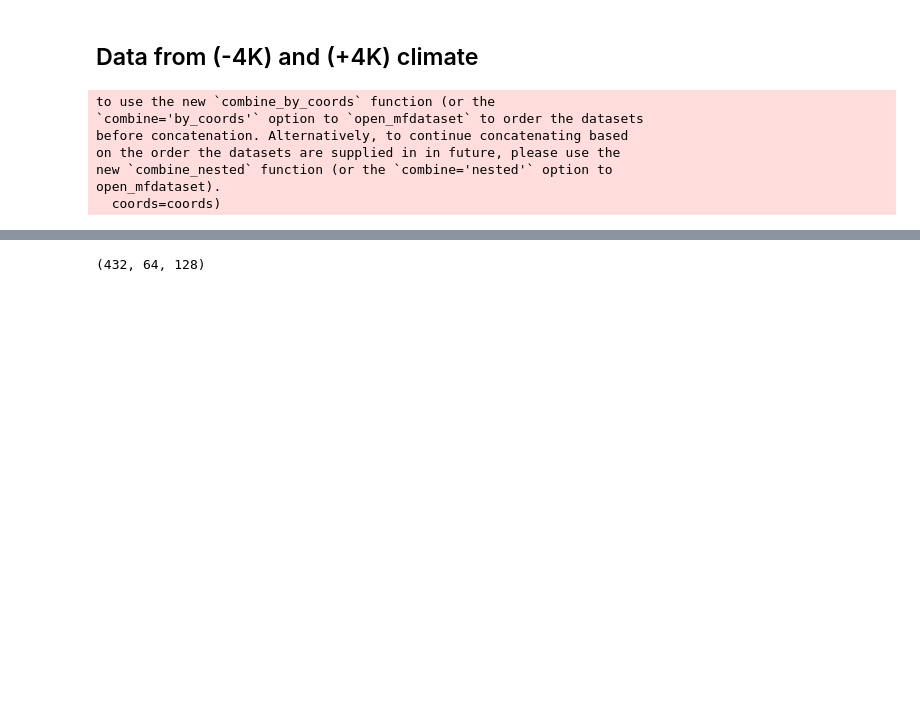
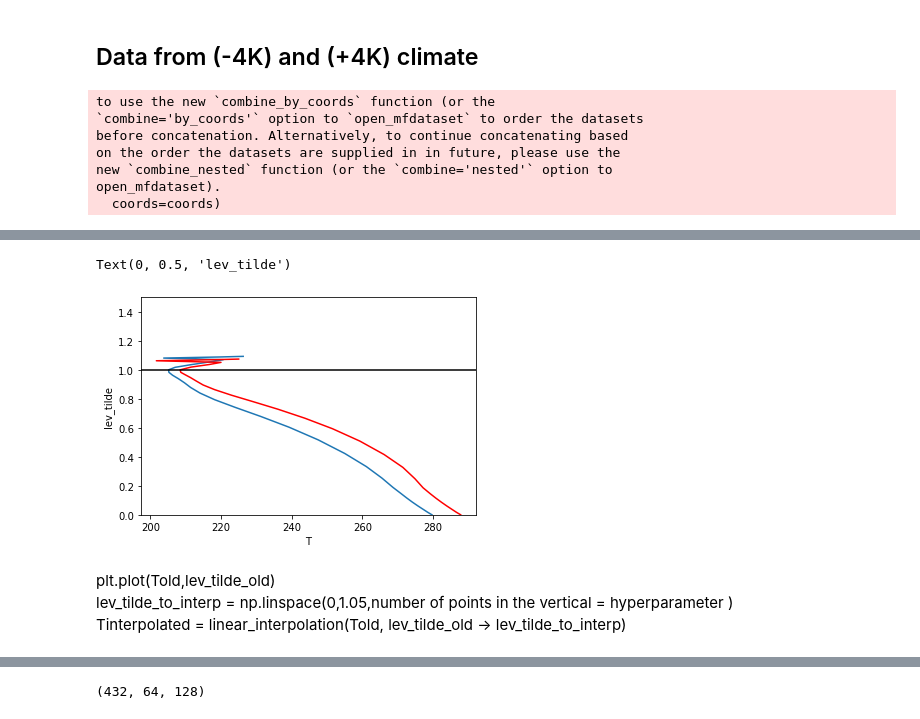
Before and after one commit to wallingTACC/CBRAIN-CAM, a Jupyter notebook: notebooks/tbeucler_devlog/038_Output_normalization_Buoyancy_separation.ipynb, the cells around one changed output, grey strips where cells are left out. Drawn from its saved outputs; the diff is of its cells as text; code cells hidden in the pictures; blank space fills up the shorter version.

```diff
--- a/notebooks/tbeucler_devlog/038_Output_normalization_Buoyancy_separation.ipynb
+++ b/notebooks/tbeucler_devlog/038_Output_normalization_Buoyancy_separation.ipynb
@@ -92,0 +189,20 @@ datam4K.PHQ.shape
+# %%
+imin = np.argmin(TmeanP[4:])+4
+# %%
+lev_roofP = datap4K.lev[imin]
+# %%
+lev_tildeP = (datap4K.lev[-1]-datap4K.lev)/(datap4K.lev[-1]-lev_roofP)
+# %%
+plt.plot(Tmean,lev_tilde)
+plt.plot(TmeanP,lev_tildeP,color='r')
+plt.ylim((0,1.5))
+plt.axhline(y=1,color='k')
+plt.xlabel('T')
+plt.ylabel('lev_tilde')
+# %% [output]
+Text(0, 0.5, 'lev_tilde')
+[figure, added]
+# %% [markdown]
+plt.plot(Told,lev_tilde_old)
+lev_tilde_to_interp = np.linspace(0,1.05,number of points in the vertical = hyperparameter )
+Tinterpolated = linear_interpolation(Told, lev_tilde_old -> lev_tilde_to_interp)
```
Also changed, not shown: parts of 19 cells of this notebook.
